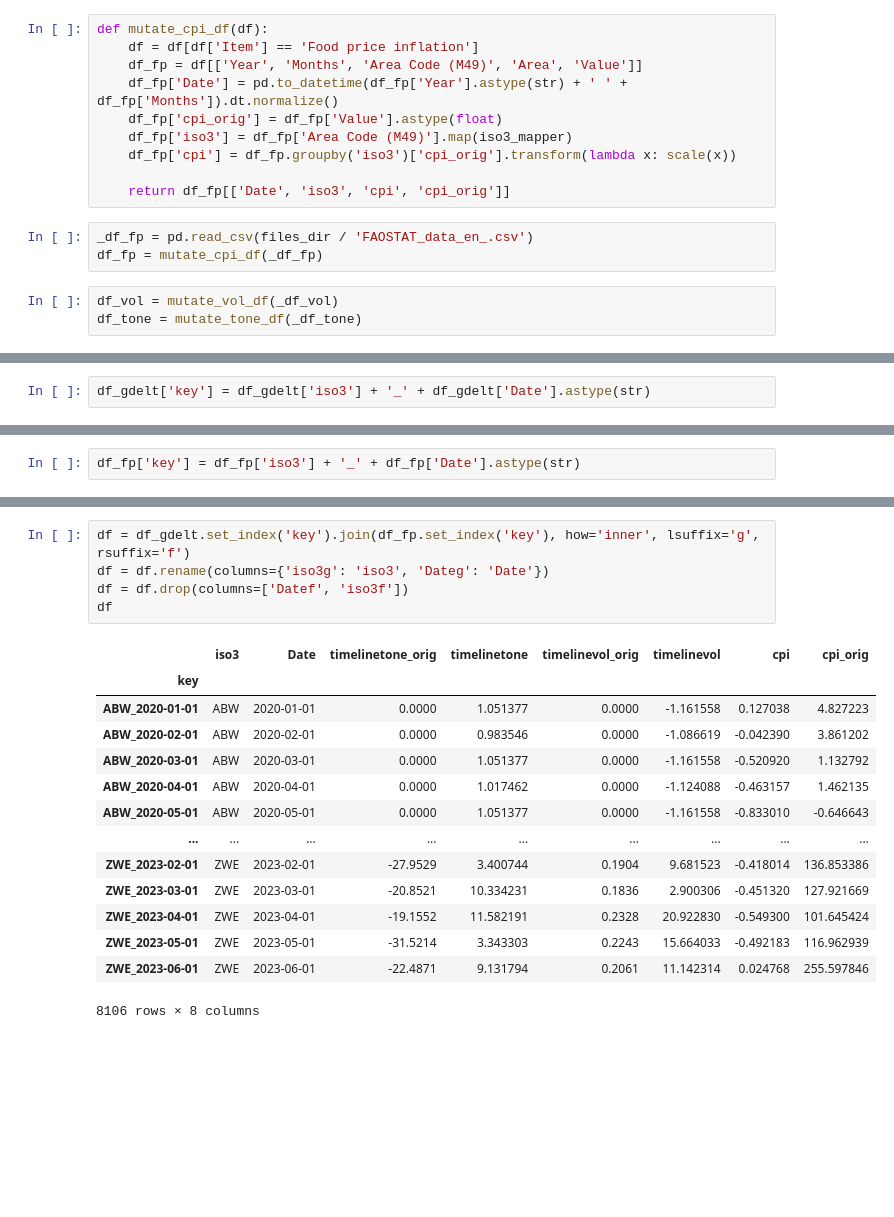
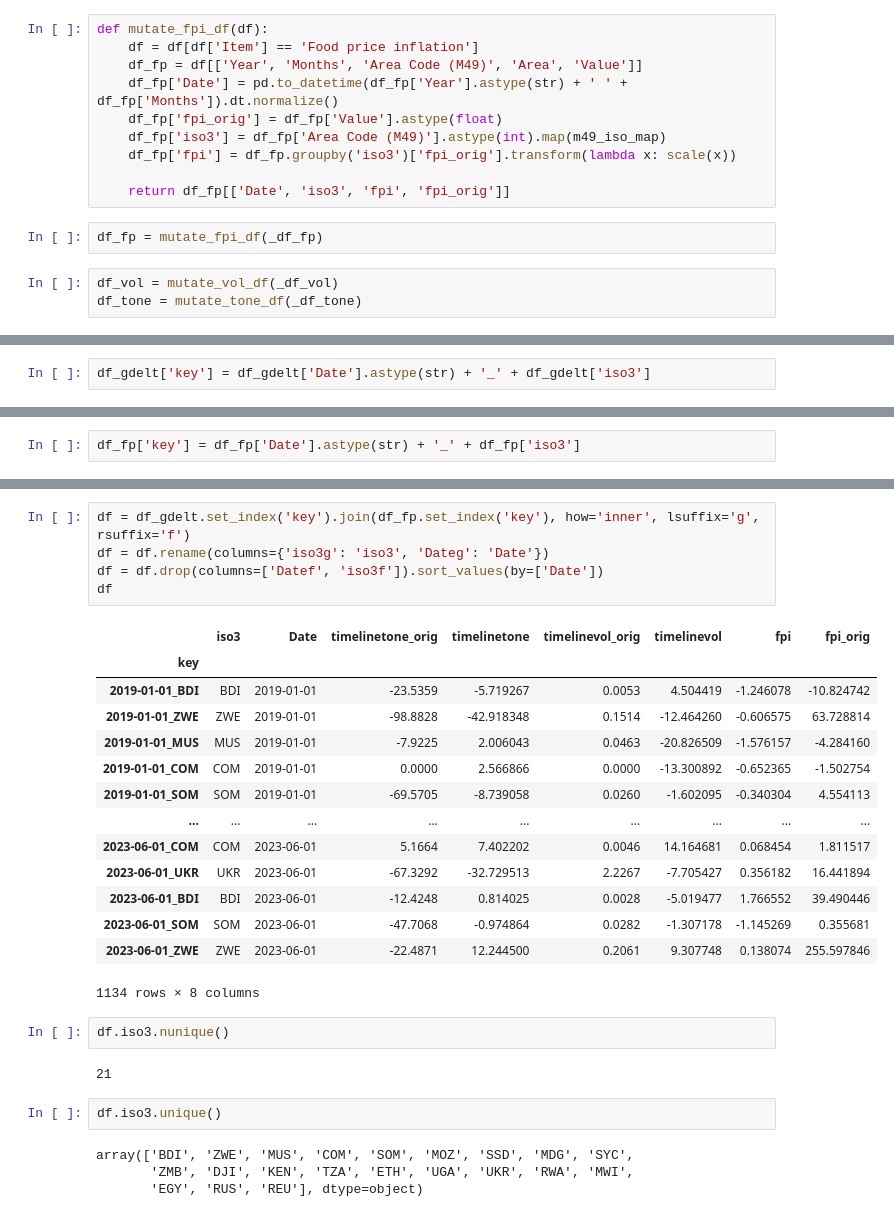
Before and after one commit to myjyby/UNDatathon, a Jupyter notebook: notebooks/gdelt_summary_eda.ipynb, the cells around one changed output, grey strips where cells are left out. Drawn from its saved outputs; the diff is of its cells as text; blank space fills up the shorter version.

Commit message:
update gdelt notebooks

```diff
--- a/notebooks/gdelt_summary_eda.ipynb
+++ b/notebooks/gdelt_summary_eda.ipynb
@@ -159,18 +201,17 @@ def mutate_tone_df(df):
     df_tone = df_tone.drop(columns=['query'])
     return df_tone
 # %%
-def mutate_cpi_df(df):
+def mutate_fpi_df(df):
     df = df[df['Item'] == 'Food price inflation']
     df_fp = df[['Year', 'Months', 'Area Code (M49)', 'Area', 'Value']]
     df_fp['Date'] = pd.to_datetime(df_fp['Year'].astype(str) + ' ' + df_fp['Months']).dt.normalize()
-    df_fp['cpi_orig'] = df_fp['Value'].astype(float)
-    df_fp['iso3'] = df_fp['Area Code (M49)'].map(iso3_mapper)
-    df_fp['cpi'] = df_fp.groupby('iso3')['cpi_orig'].transform(lambda x: scale(x))
+    df_fp['fpi_orig'] = df_fp['Value'].astype(float)
+    df_fp['iso3'] = df_fp['Area Code (M49)'].astype(int).map(m49_iso_map)
+    df_fp['fpi'] = df_fp.groupby('iso3')['fpi_orig'].transform(lambda x: scale(x))
 
-    return df_fp[['Date', 'iso3', 'cpi', 'cpi_orig']]
+    return df_fp[['Date', 'iso3', 'fpi', 'fpi_orig']]
 # %%
-_df_fp = pd.read_csv(files_dir / 'FAOSTAT_data_en_.csv')
-df_fp = mutate_cpi_df(_df_fp)
+df_fp = mutate_fpi_df(_df_fp)
 # %%
 df_vol = mutate_vol_df(_df_vol)
 df_tone = mutate_tone_df(_df_tone)
@@ -245,5 +294,5 @@ df_fp.Date.nunique()
 # %%
-df_gdelt['key'] = df_gdelt['iso3'] + '_' + df_gdelt['Date'].astype(str)
+df_gdelt['key'] = df_gdelt['Date'].astype(str) + '_' + df_gdelt['iso3']
 # %%
 df_gdelt['key'].nunique()
 # %% [output]
@@ -251,5 +300,5 @@ df_gdelt['key'].nunique()
 # %%
-df_fp['key'] = df_fp['iso3'] + '_' + df_fp['Date'].astype(str)
+df_fp['key'] = df_fp['Date'].astype(str) + '_' + df_fp['iso3']
 # %%
 df_fp['key'].nunique()
 # %% [output]
@@ -257,20 +306,30 @@ df_fp['key'].nunique()
 # %%
 df = df_gdelt.set_index('key').join(df_fp.set_index('key'), how='inner', lsuffix='g', rsuffix='f')
 df = df.rename(columns={'iso3g': 'iso3', 'Dateg': 'Date'})
-df = df.drop(columns=['Datef', 'iso3f'])
+df = df.drop(columns=['Datef', 'iso3f']).sort_values(by=['Date'])
 df
 # %% [output]
-|  | iso3 | Date | timelinetone_orig | timelinetone | timelinevol_orig | timelinevol | cpi | cpi_orig |
+|  | iso3 | Date | timelinetone_orig | timelinetone | timelinevol_orig | timelinevol | fpi | fpi_orig |
 | key |  |  |  |  |  |  |  |  |
-| ABW_2020-01-01 | ABW | 2020-01-01 | 0.0000 | 1.051377 | 0.0000 | -1.161558 | 0.127038 | 4.827223 |
-| ABW_2020-02-01 | ABW | 2020-02-01 | 0.0000 | 0.983546 | 0.0000 | -1.086619 | -0.042390 | 3.861202 |
-| ABW_2020-03-01 | ABW | 2020-03-01 | 0.0000 | 1.051377 | 0.0000 | -1.161558 | -0.520920 | 1.132792 |
-| ABW_2020-04-01 | ABW | 2020-04-01 | 0.0000 | 1.017462 | 0.0000 | -1.124088 | -0.463157 | 1.462135 |
-| ABW_2020-05-01 | ABW | 2020-05-01 | 0.0000 | 1.051377 | 0.0000 | -1.161558 | -0.833010 | -0.646643 |
+| 2019-01-01_BDI | BDI | 2019-01-01 | -23.5359 | -5.719267 | 0.0053 | 4.504419 | -1.246078 | -10.824742 |
+| 2019-01-01_ZWE | ZWE | 2019-01-01 | -98.8828 | -42.918348 | 0.1514 | -12.464260 | -0.606575 | 63.728814 |
+| 2019-01-01_MUS | MUS | 2019-01-01 | -7.9225 | 2.006043 | 0.0463 | -20.826509 | -1.576157 | -4.284160 |
+| 2019-01-01_COM | COM | 2019-01-01 | 0.0000 | 2.566866 | 0.0000 | -13.300892 | -0.652365 | -1.502754 |
+| 2019-01-01_SOM | SOM | 2019-01-01 | -69.5705 | -8.739058 | 0.0260 | -1.602095 | -0.340304 | 4.554113 |
 | ... | ... | ... | ... | ... | ... | ... | ... | ... |
-| ZWE_2023-02-01 | ZWE | 2023-02-01 | -27.9529 | 3.400744 | 0.1904 | 9.681523 | -0.418014 | 136.853386 |
-| ZWE_2023-03-01 | ZWE | 2023-03-01 | -20.8521 | 10.334231 | 0.1836 | 2.900306 | -0.451320 | 127.921669 |
-| ZWE_2023-04-01 | ZWE | 2023-04-01 | -19.1552 | 11.582191 | 0.2328 | 20.922830 | -0.549300 | 101.645424 |
-| ZWE_2023-05-01 | ZWE | 2023-05-01 | -31.5214 | 3.343303 | 0.2243 | 15.664033 | -0.492183 | 116.962939 |
-| ZWE_2023-06-01 | ZWE | 2023-06-01 | -22.4871 | 9.131794 | 0.2061 | 11.142314 | 0.024768 | 255.597846 |
+| 2023-06-01_COM | COM | 2023-06-01 | 5.1664 | 7.402202 | 0.0046 | 14.164681 | 0.068454 | 1.811517 |
+| 2023-06-01_UKR | UKR | 2023-06-01 | -67.3292 | -32.729513 | 2.2267 | -7.705427 | 0.356182 | 16.441894 |
+| 2023-06-01_BDI | BDI | 2023-06-01 | -12.4248 | 0.814025 | 0.0028 | -5.019477 | 1.766552 | 39.490446 |
+| 2023-06-01_SOM | SOM | 2023-06-01 | -47.7068 | -0.974864 | 0.0282 | -1.307178 | -1.145269 | 0.355681 |
+| 2023-06-01_ZWE | ZWE | 2023-06-01 | -22.4871 | 12.244500 | 0.2061 | 9.307748 | 0.138074 | 255.597846 |
-8106 rows × 8 columns
+1134 rows × 8 columns
+# %%
+df.iso3.nunique()
+# %% [output]
+21
+# %%
+df.iso3.unique()
+# %% [output]
+array(['BDI', 'ZWE', 'MUS', 'COM', 'SOM', 'MOZ', 'SSD', 'MDG', 'SYC',
+       'ZMB', 'DJI', 'KEN', 'TZA', 'ETH', 'UGA', 'UKR', 'RWA', 'MWI',
+       'EGY', 'RUS', 'REU'], dtype=object)
```
Also changed, not shown: parts of 35 cells of this notebook, 3 other files.
